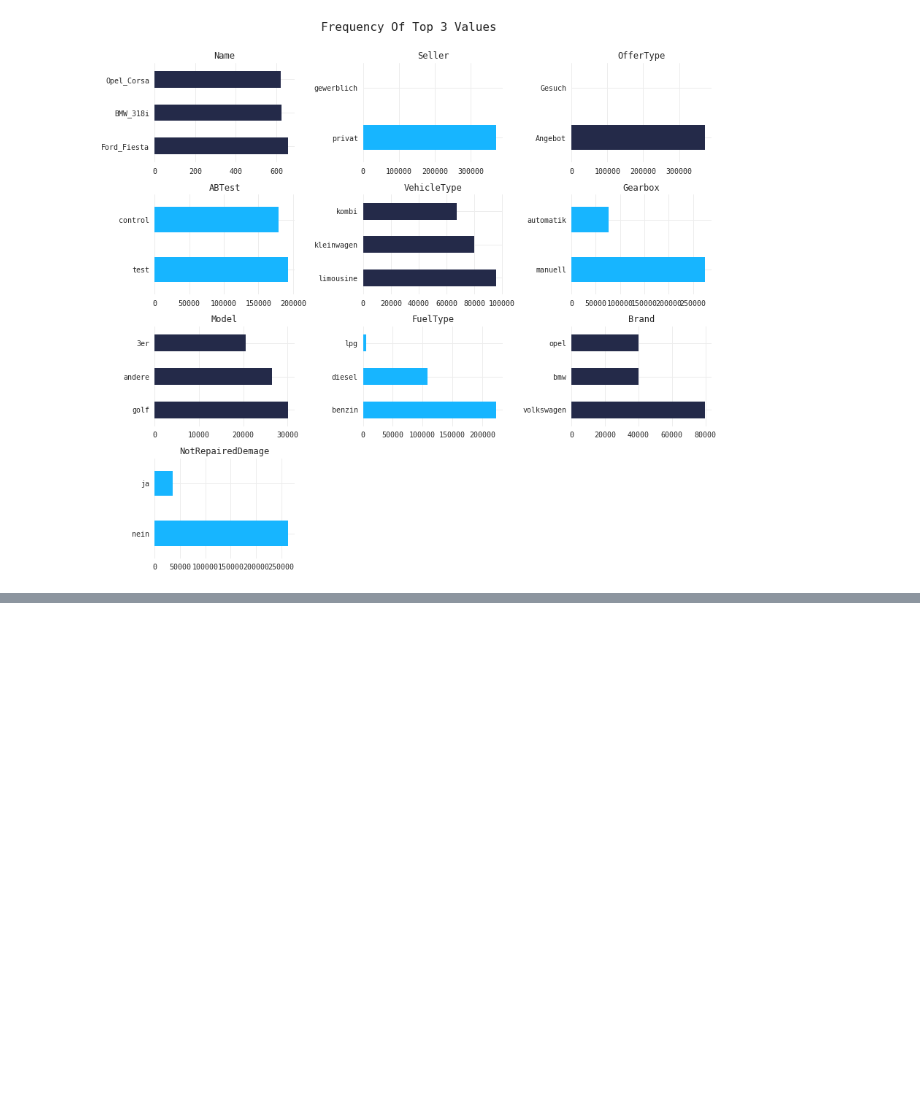
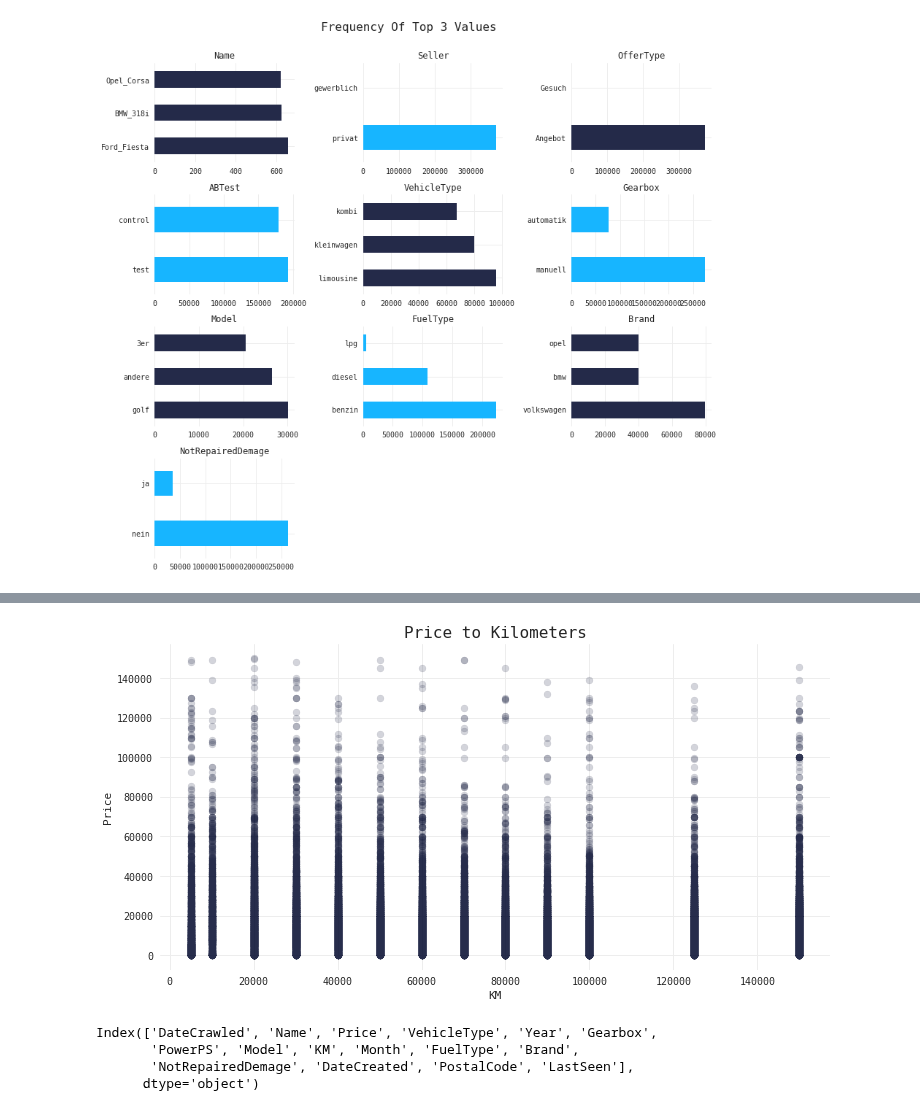
Before and after one commit to qu4ku/datasets-analysis, a Jupyter notebook: 005-used-cars-database.ipynb, the cells around one changed output, grey strips where cells are left out. Cells and saved outputs as stored; diff of their text form; code cells hidden in the pictures; blank space fills up the shorter version.

```diff
--- a/005-used-cars-database.ipynb
+++ b/005-used-cars-database.ipynb
@@ -159,0 +178,15 @@ dtype: int64
+# %%
+km_price_df = df[['KM', 'Price']][df.Price < 150000]
+plt.scatter(km_price_df.KM, km_price_df.Price, color=MC, alpha=.2)
+plt.xlabel('KM');
+plt.ylabel('Price');
+plt.title('Price to Kilometers');
+# %% [output]
+[figure, added]
+# %%
+df.columns
+# %% [output]
+Index(['DateCrawled', 'Name', 'Price', 'VehicleType', 'Year', 'Gearbox',
+       'PowerPS', 'Model', 'KM', 'Month', 'FuelType', 'Brand',
+       'NotRepairedDemage', 'DateCreated', 'PostalCode', 'LastSeen'],
+      dtype='object')
```
Also changed, not shown: parts of 11 cells of this notebook.
